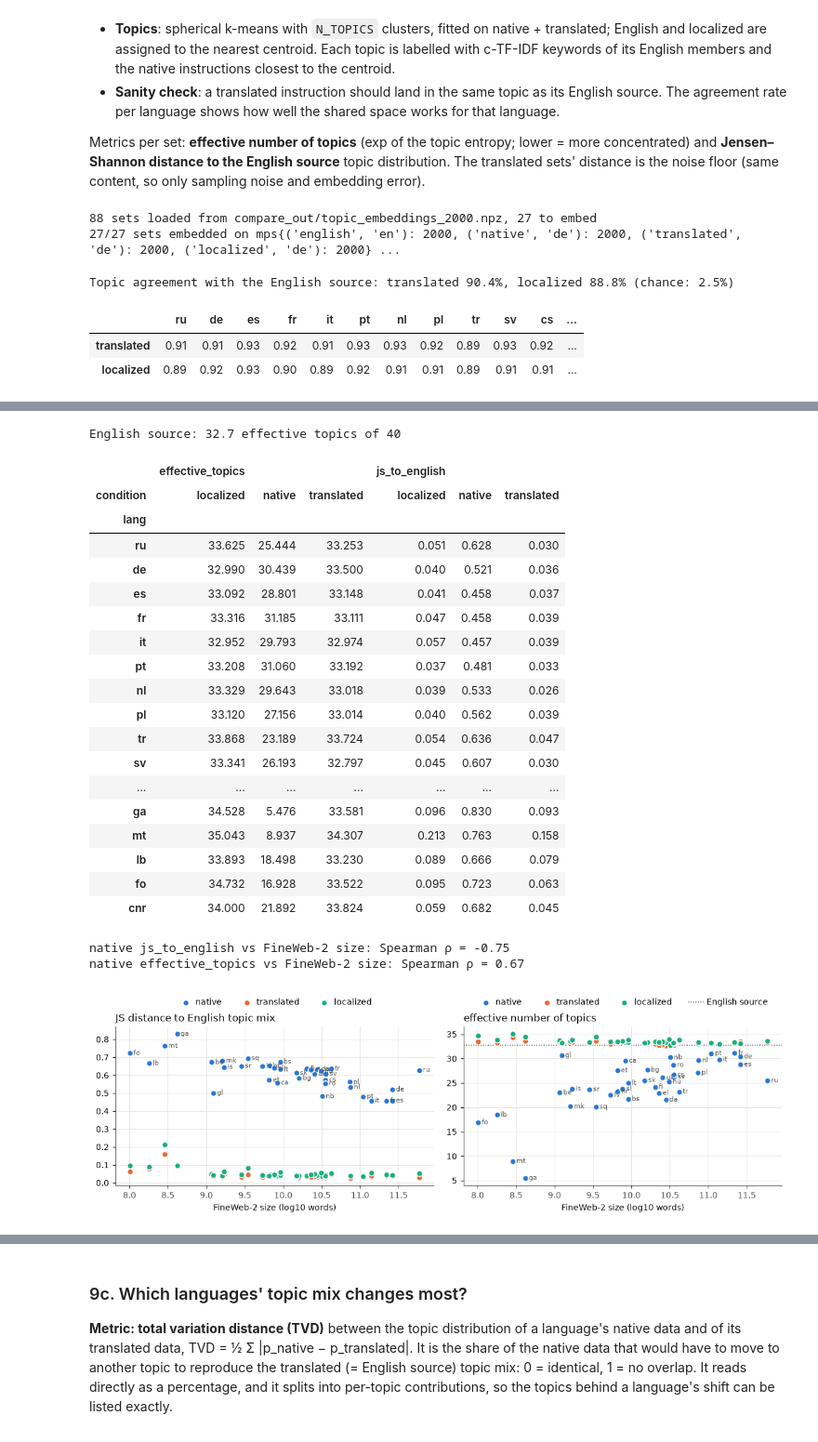
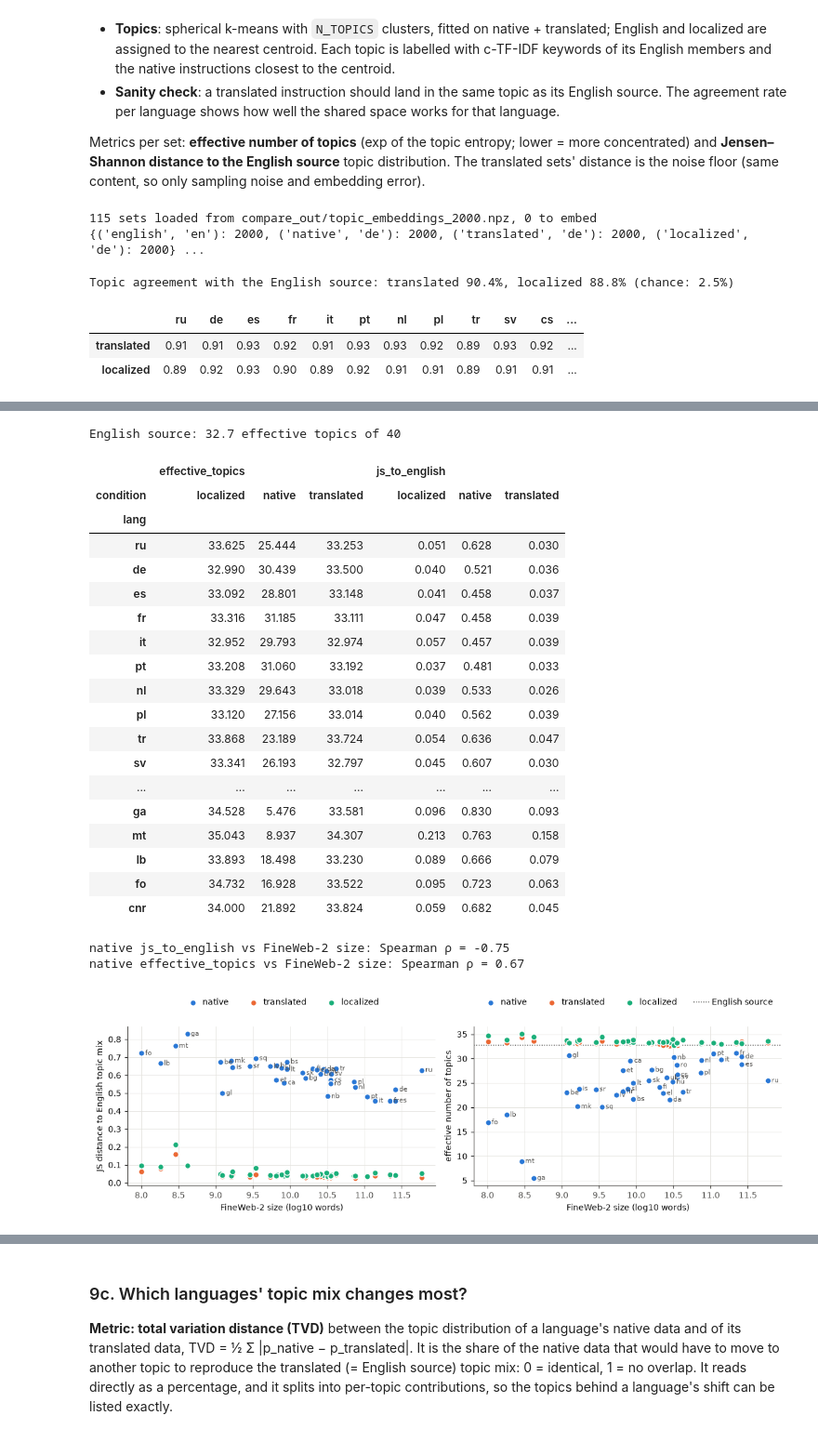
Before and after one commit to jekunz/magpie, a Jupyter notebook: analysis/compare_datasets.ipynb, the cells around one changed output, grey strips where cells are left out. Shown at 93% size. Drawn from its saved outputs; the diff is of its cells as text; code cells hidden in the pictures.

```diff
--- a/analysis/compare_datasets.ipynb
+++ b/analysis/compare_datasets.ipynb
@@ -386,11 +387,11 @@ for ax, field in zip(axes, FIELDS):
             x = np.sort(np.concatenate(pooled))
             ax.plot(x, np.arange(1, len(x) + 1) / len(x), color=COLORS[cond], linewidth=2, label=cond)
     ax.set_xscale("log")
-    ax.set_xlabel("words")
+    ax.set_xlabel(f"{field} length (words)")
     ax.set_ylabel("share of texts ≤ x")
-    ax.set_title(f"{field}s, all languages pooled", loc="left", color=INK)
 axes[0].legend(loc="upper left")
 fig.tight_layout()
+fig.savefig(OUT_DIR / "length_cdf_pooled.pdf", bbox_inches="tight")
 
 # Quantiles per tier and condition
 q = pd.DataFrame([{"tier": TIER.get(l, "-") if c != "english" else "(English source)", "condition": c, "field": f,
@@ -917,8 +918,8 @@ if todo:
 del cache
 print({k: len(v) for k, v in list(topic_texts.items())[:4]}, "...")
 # %% [output]
-88 sets loaded from compare_out/topic_embeddings_2000.npz, 27 to embed
-27/27 sets embedded on mps{('english', 'en'): 2000, ('native', 'de'): 2000, ('translated', 'de'): 2000, ('localized', 'de'): 2000} ...
+115 sets loaded from compare_out/topic_embeddings_2000.npz, 0 to embed
+{('english', 'en'): 2000, ('native', 'de'): 2000, ('translated', 'de'): 2000, ('localized', 'de'): 2000} ...
 # %%
 def center_by_language(embs):
     '''Remove the language offset: subtract the mean of the language's translated set (English: its own mean).'''
@@ -1090,32 +1091,32 @@ for ax, metric, label in [(axes[0], "js_to_english", "JS distance to English top
             print(f"native {metric} vs FineWeb-2 size: Spearman ρ = {r:.2f}")
     if metric == "effective_topics":
         ax.axhline(effective_topics(p_en), color=INK_MUTED, linewidth=1, linestyle=":", label="English source")
     ax.set_xlabel("FineWeb-2 size (log10 words)")
-    ax.set_title(label, loc="left", color=INK)
+    ax.set_ylabel(label)
     ax.legend(loc="lower center", bbox_to_anchor=(0.5, 1.08), ncol=4, handletextpad=0.2)
 fig.tight_layout()
 fig.savefig(OUT_DIR / "topics_vs_resource.pdf", bbox_inches="tight")
 # %% [output]
 English source: 32.7 effective topics of 40
 |  | effective_topics |  |  | js_to_english |  |  |
 | condition | localized | native | translated | localized | native | translated |
 | lang |  |  |  |  |  |  |
 | ru | 33.625 | 25.444 | 33.253 | 0.051 | 0.628 | 0.030 |
 | de | 32.990 | 30.439 | 33.500 | 0.040 | 0.521 | 0.036 |
 | es | 33.092 | 28.801 | 33.148 | 0.041 | 0.458 | 0.037 |
 | fr | 33.316 | 31.185 | 33.111 | 0.047 | 0.458 | 0.039 |
 | it | 32.952 | 29.793 | 32.974 | 0.057 | 0.457 | 0.039 |
 | pt | 33.208 | 31.060 | 33.192 | 0.037 | 0.481 | 0.033 |
 | nl | 33.329 | 29.643 | 33.018 | 0.039 | 0.533 | 0.026 |
 | pl | 33.120 | 27.156 | 33.014 | 0.040 | 0.562 | 0.039 |
 | tr | 33.868 | 23.189 | 33.724 | 0.054 | 0.636 | 0.047 |
 | sv | 33.341 | 26.193 | 32.797 | 0.045 | 0.607 | 0.030 |
 | ... | ... | ... | ... | ... | ... | ... |
 | ga | 34.528 | 5.476 | 33.581 | 0.096 | 0.830 | 0.093 |
 | mt | 35.043 | 8.937 | 34.307 | 0.213 | 0.763 | 0.158 |
 | lb | 33.893 | 18.498 | 33.230 | 0.089 | 0.666 | 0.079 |
 | fo | 34.732 | 16.928 | 33.522 | 0.095 | 0.723 | 0.063 |
 | cnr | 34.000 | 21.892 | 33.824 | 0.059 | 0.682 | 0.045 |
 native js_to_english vs FineWeb-2 size: Spearman ρ = -0.75
 native effective_topics vs FineWeb-2 size: Spearman ρ = 0.67
-[figure, old version]
+[figure, new version]
```
Also changed, not shown: parts of 31 cells of this notebook, 40 other files.
